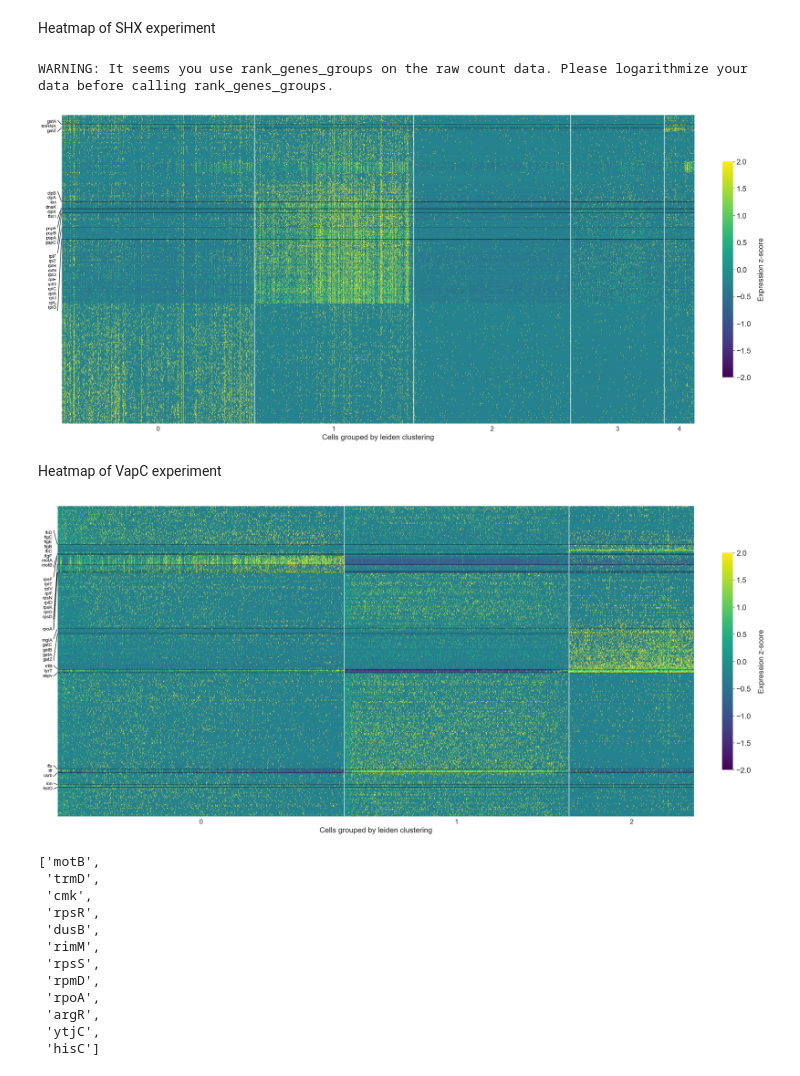
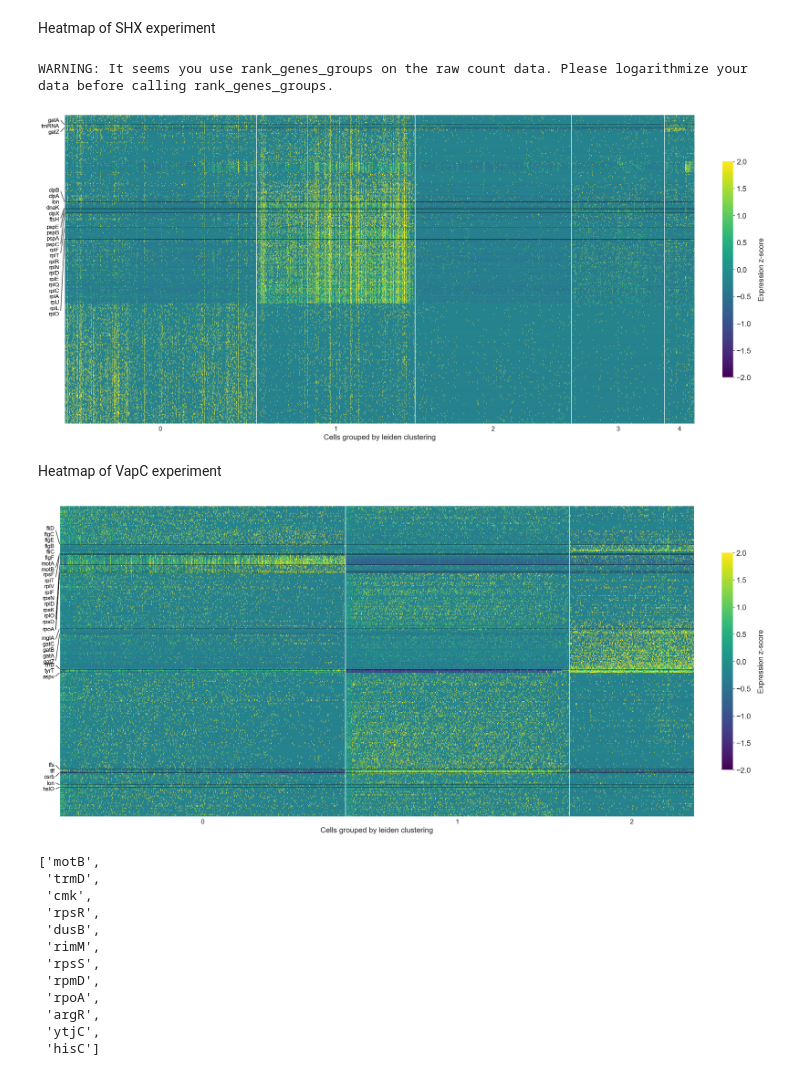
Before and after one commit to alongutf/manuscript_reviews, a Jupyter notebook: scripts/heatmaps.ipynb, the cells around one changed output. Cells and saved outputs as stored; diff of their text form; code cells hidden in the pictures.

Commit message:
supplementary figures

```diff
--- a/scripts/heatmaps.ipynb
+++ b/scripts/heatmaps.ipynb
@@ -207,7 +207,7 @@ for label, (s, e) in group_index_ranges.items():
         mid = mid + nudge # nudge up if overlapping
         top_border = mid - (n_lines*line_h/2)/row_h
     bottom_border = mid + (n_lines*line_h/2)/row_h
-    ax.text(-40, mid, ylabel_str, ha="right", va="center", fontsize=10, color="black")
+    ax.text(-40, mid, ylabel_str, ha="right", va="center", fontsize=12, color="black")
     # add slanted lines
     ax.plot([-30, 0], [top_border+2, s-.5], color="black", linewidth=1, clip_on=False)
     ax.plot([-30, 0], [bottom_border-2, e-.5], color="black", linewidth=1, clip_on=False)
@@ -216,34 +216,34 @@ for label, (s, e) in group_index_ranges.items():
 # subtle “hash” marks on the left for curated genes
 if len(highlight_rows):
     y = np.array(highlight_rows, dtype=float)
     x = np.full_like(y, -0.6, dtype=float)
     ax.scatter(x, y, s=12, marker="|", color="white", clip_on=False, zorder=5)
 
 # Vertical cluster separators + top labels (no averaging used for the plot)
 for grp, s, e in cluster_boundaries:
     ax.vlines([s - 0.5, e - 0.5], -0.5, H.shape[0] - 0.5, linewidth=1, color="white")
 
 # Add cluster labels centered over each block
 centers = [ (s + e - 1)/2.0 for _, s, e in cluster_boundaries ]
 labels  = [ grp for grp, _, _ in cluster_boundaries ]
 ax.set_xticks(centers)
 ax.set_xticklabels(labels, rotation=0, fontsize=fontsize+4)
 ax.tick_params(axis="x", pad=5, length=0)
 
 #ax.set_ylabel("Genes (z-scored per gene across cells)")
 ax.set_xlabel(f"Cells grouped by {groupby} clustering", fontsize=fontsize+6)
 cbar = ax.collections[0].colorbar
 cbar.ax.tick_params(labelsize=fontsize+6)  # optional: smaller tick labels
 cbar.ax.set_ylabel('Expression z-score', rotation=90, labelpad=15, fontsize=fontsize+6)
 plt.tight_layout()
 # Rasterize the heatmap QUADMESH only (text/lines stay vector)
 for coll in ax.collections:
     coll.set_rasterized(True)        # QuadMesh is in collections
 plt.savefig("heatmap_cells_by_genes_shx.pdf", bbox_inches='tight', dpi=300)
 plt.show()
 # %% [output]
 WARNING: It seems you use rank_genes_groups on the raw count data. Please logarithmize your data before calling rank_genes_groups.
-[figure, old version]
+[figure, new version]
 # %% [markdown]
 Heatmap of VapC experiment
 # %%
@@ -458,7 +458,7 @@ for label, (s, e) in group_index_ranges.items():
         mid = mid + nudge # nudge up if overlapping
         top_border = mid - (n_lines*line_h/2)/row_h
     bottom_border = mid + (n_lines*line_h/2)/row_h
-    ax.text(-40, mid, ylabel_str, ha="right", va="center", fontsize=10, color="black")
+    ax.text(-40, mid, ylabel_str, ha="right", va="center", fontsize=12, color="black")
     # add slanted lines
     ax.plot([-30, 0], [top_border+2, s-.5], color="black", linewidth=1, clip_on=False)
     ax.plot([-30, 0], [bottom_border-2, e-.5], color="black", linewidth=1, clip_on=False)
@@ -494,7 +494,7 @@ for coll in ax.collections:
 plt.savefig("heatmap_cells_by_genes_vapc.pdf", bbox_inches='tight', dpi=300)
 plt.show()
 # %% [output]
-[figure, old version]
+[figure, new version]
 # %%
 #final_gene_order.index('motB')
 final_gene_order[53:65]
```
Also changed, not shown: 22 other files.
